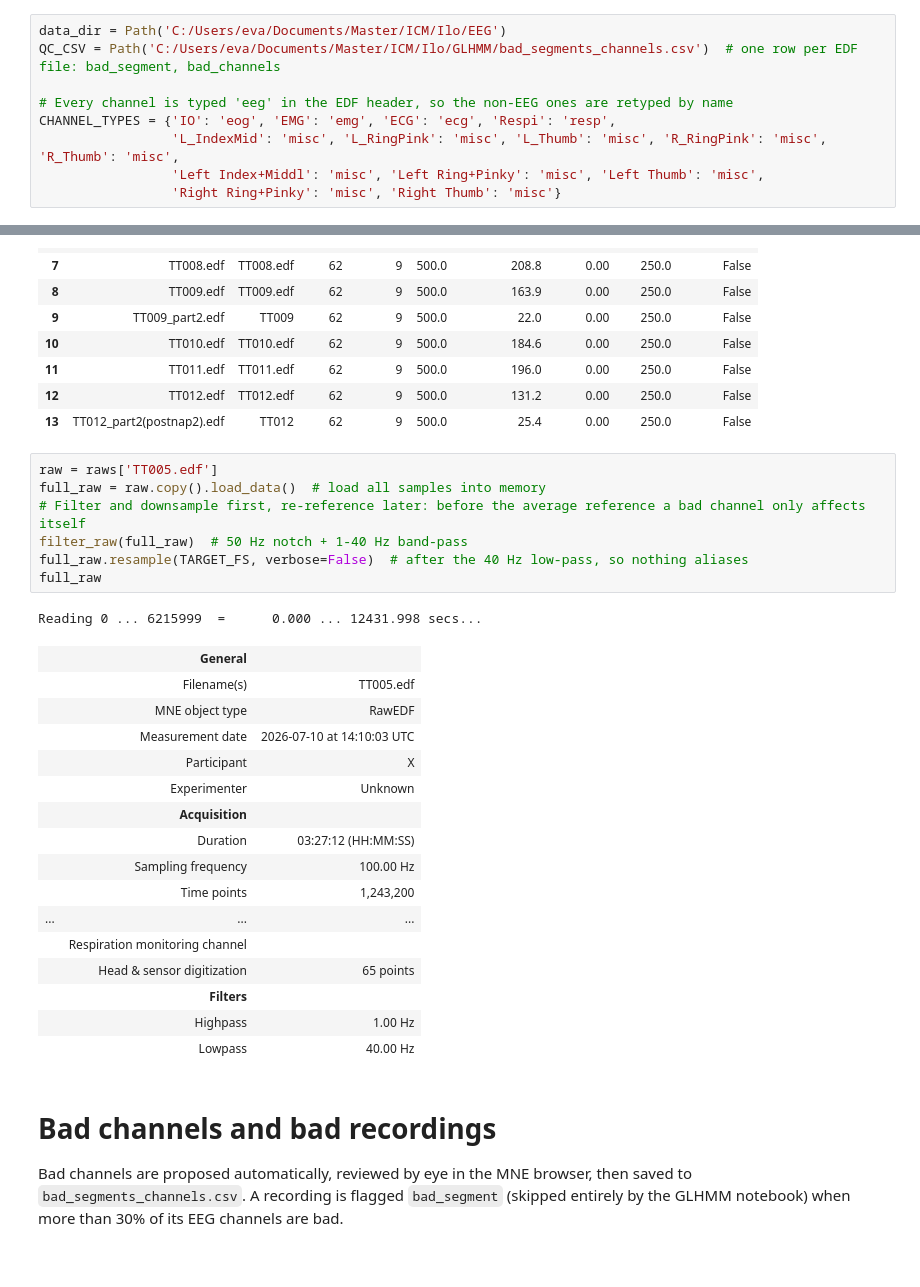
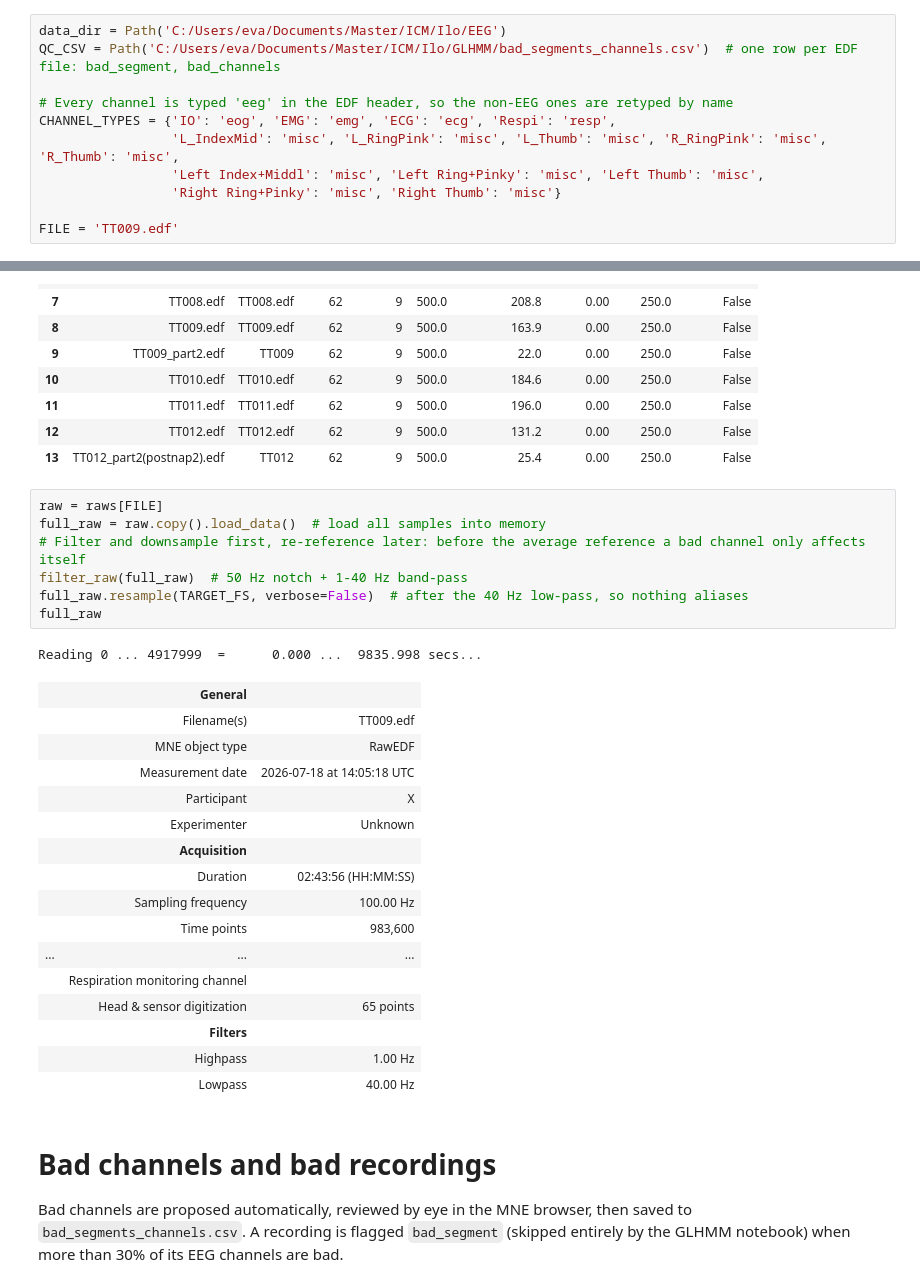
Before and after one commit to EvaFrossard/Penguin_Detection, a Jupyter notebook: GLHMM/preprocessing.ipynb, the cells around one changed output, grey strips where cells are left out. Saved outputs shown, nothing was run; the diff lists cells and outputs as text.

```diff
--- a/GLHMM/preprocessing.ipynb
+++ b/GLHMM/preprocessing.ipynb
@@ -19,6 +19,8 @@ CHANNEL_TYPES = {'IO': 'eog', 'EMG': 'emg', 'ECG': 'ecg', 'Respi': 'resp',
                  'L_IndexMid': 'misc', 'L_RingPink': 'misc', 'L_Thumb': 'misc', 'R_RingPink': 'misc', 'R_Thumb': 'misc',
                  'Left Index+Middl': 'misc', 'Left Ring+Pinky': 'misc', 'Left Thumb': 'misc',
                  'Right Ring+Pinky': 'misc', 'Right Thumb': 'misc'}
+
+FILE = 'TT009.edf'
 # %% [markdown]
 # Load data
 One `EEG/<subject>_filtered.edf` per recording (~3h, 500 Hz, 62 EEG channels + physiological channels). Despite the name, the EEG channels in these files are identical to the unfiltered `<subject>.edf`: only the amplifier band (0.01 or DC to 250 Hz) has been applied, so the 50 Hz notch and band-pass still have to be done here.
@@ -62,24 +64,24 @@ pd.DataFrame([{'file': name,
 | 12 | TT012.edf | TT012.edf | 62 | 9 | 500.0 | 131.2 | 0.00 | 250.0 | False |
 | 13 | TT012_part2(postnap2).edf | TT012 | 62 | 9 | 500.0 | 25.4 | 0.00 | 250.0 | False |
 # %%
-raw = raws['TT005.edf']
+raw = raws[FILE]
 full_raw = raw.copy().load_data()  # load all samples into memory
 # Filter and downsample first, re-reference later: before the average reference a bad channel only affects itself
 filter_raw(full_raw)  # 50 Hz notch + 1-40 Hz band-pass
 full_raw.resample(TARGET_FS, verbose=False)  # after the 40 Hz low-pass, so nothing aliases
 full_raw
 # %% [output]
-Reading 0 ... 6215999  =      0.000 ... 12431.998 secs...
+Reading 0 ... 4917999  =      0.000 ...  9835.998 secs...
 |  | General |  |
-|  | Filename(s) | TT005.edf |
+|  | Filename(s) | TT009.edf |
 |  | MNE object type | RawEDF |
-|  | Measurement date | 2026-07-10 at 14:10:03 UTC |
+|  | Measurement date | 2026-07-18 at 14:05:18 UTC |
 |  | Participant | X |
 |  | Experimenter | Unknown |
 |  | Acquisition |  |
-|  | Duration | 03:27:12 (HH:MM:SS) |
+|  | Duration | 02:43:56 (HH:MM:SS) |
 |  | Sampling frequency | 100.00 Hz |
-|  | Time points | 1,243,200 |
+|  | Time points | 983,600 |
 | ... | ... | ... |
 |  | Respiration monitoring channel |  |
 |  | Head & sensor digitization | 65 points |
```
Also changed, not shown: parts of 10 cells of this notebook, 2 other files.
